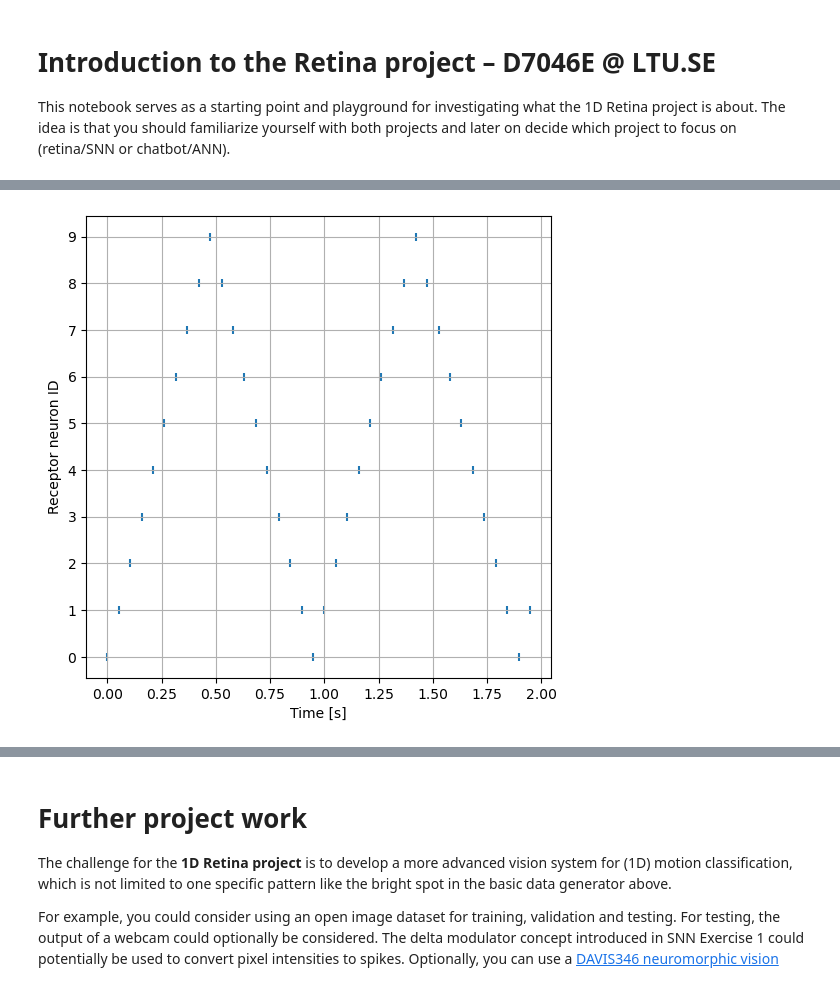
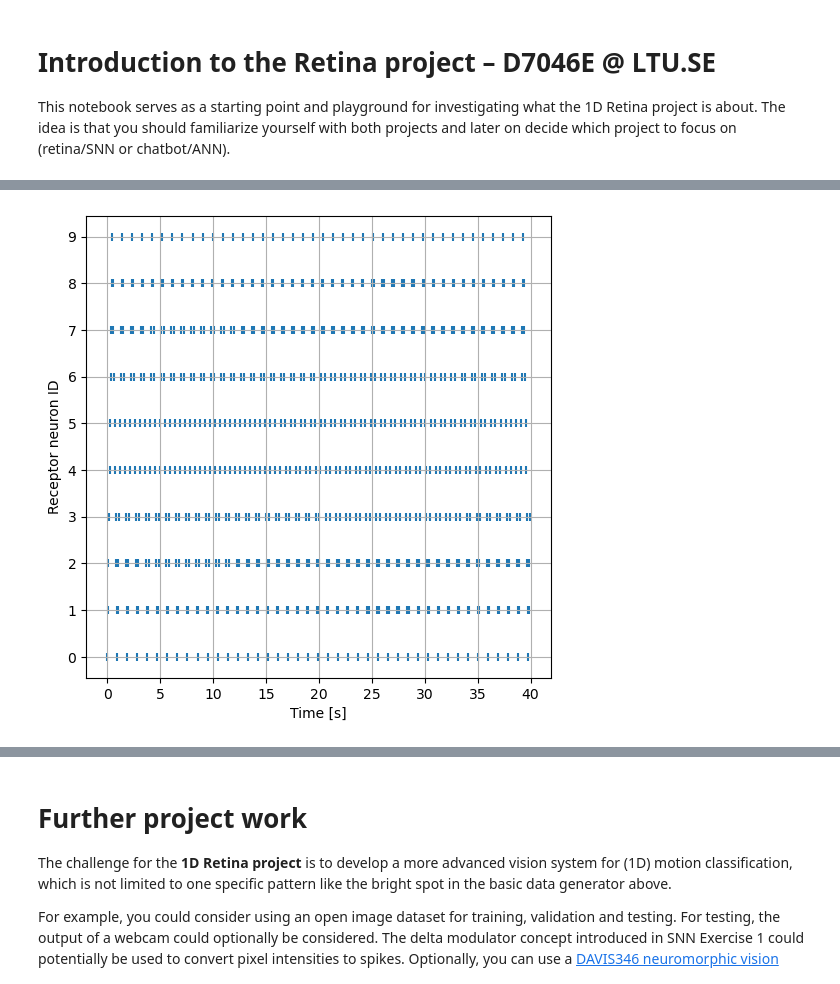
Before and after one commit to jakobkieri/D7046E_project, a Jupyter notebook: 1D_retina_sandbox.ipynb, the cells around one changed output, grey strips where cells are left out. Drawn from its saved outputs; the diff is of its cells as text; code cells hidden in the pictures.

```diff
--- a/1D_retina_sandbox.ipynb
+++ b/1D_retina_sandbox.ipynb
@@ -33,41 +34,41 @@ The task is to determine whether the pattern is moving and whether it is moving
 ####################################################################################################
 # Simulation parameters
 dt = 1e-4                    # Timestep
-t = np.arange(0,20000)*dt    # Simulation time array t
+t = np.arange(0,400000)*dt    # Simulation time array t
 num_receptors = 10           # Number of receptor neurons
 speed = 20                   # Speed of bright spot, number of receptor neurons passed per second
 ####################################################################################################
 
 plot_t = []                  # Time of spikes
 plot_n = []                  # Receptor neuron id's
 currtime = 0                 # Time when a spike is fired
 neuronid = 0                 # Neuron that fires a spike
 stepdir = 1                  # Is the bright spot moving towards the right (1) or left (-1)
 timestep = 1.0/(speed-1)     # Time between spikes generated by nearby receptor neurons
 
 # Make placeholders for spike time arrays to be used for SNN simulation
 spikes = []
 for i in range(num_receptors):
     spikes.append([])
 
 # Generate and plot spikes from receptor neurons
 while currtime < t[-1]:
     plot_t.append(currtime)
     plot_n.append(neuronid)
     spikes[neuronid].append(currtime)
     if neuronid == 0 and stepdir == -1:
         stepdir = 1
     elif neuronid == (num_receptors-1) and stepdir == 1:
         stepdir = -1
     neuronid += stepdir
     currtime += timestep
 
 # Plot spikes
 fig, ax = plt.subplots()
 rasterplot(ax, plot_t, plot_n,'Time [s]','Receptor neuron ID')
 ax.grid()
 # %% [output]
-[figure, old version]
+[figure, new version]
 # %% [markdown]
 # Implement your first motion-detection SNN
 
```
Also changed, not shown: parts of 4 cells of this notebook.
